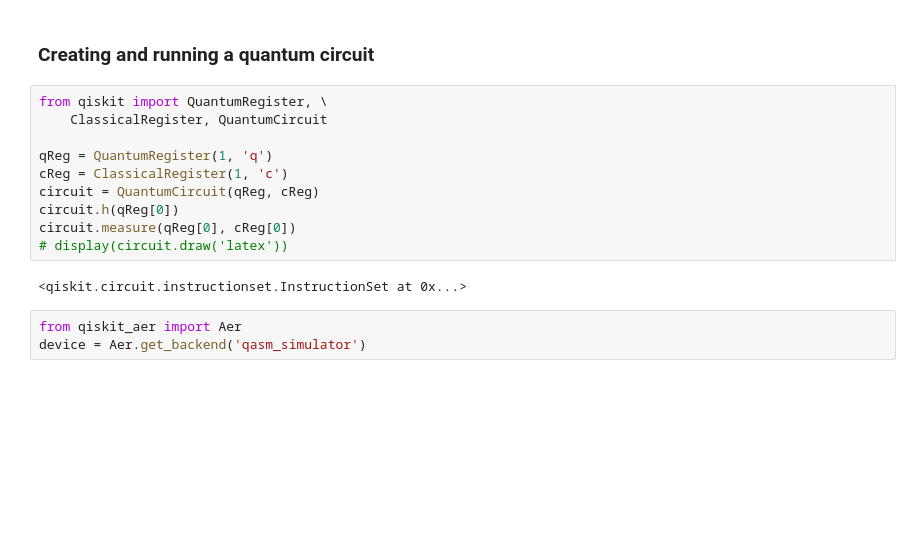
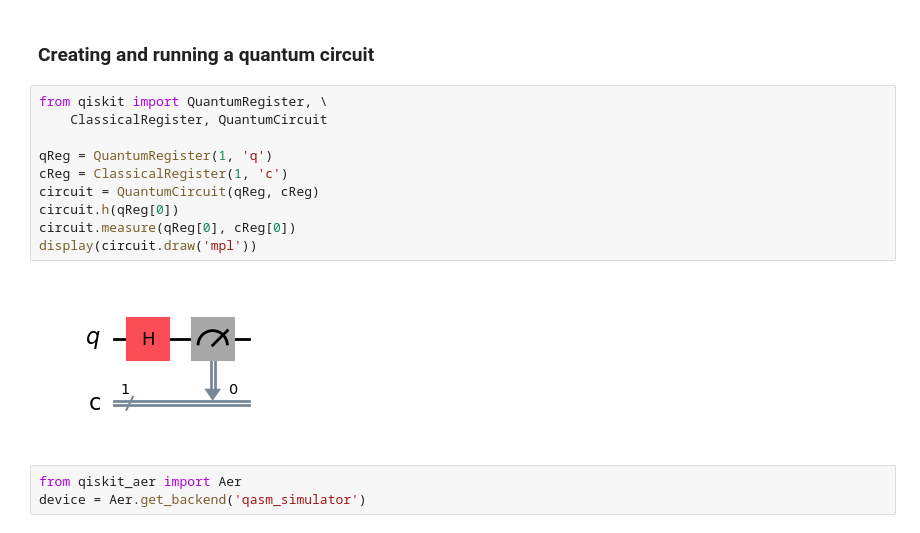
Before and after one commit to Yavmarto/Quantum-Computing-Algorithms, a Jupyter notebook: Chapter 2/Chapter02.ipynb, the cells around one changed output. Saved outputs shown, nothing was run; the diff lists cells and outputs as text; blank space fills up the shorter version.

Commit message:
migration to qiskit 1

```diff
--- a/Chapter 2/Chapter02.ipynb
+++ b/Chapter 2/Chapter02.ipynb
@@ -3,15 +3,15 @@
 # %%
 from qiskit import QuantumRegister, \
     ClassicalRegister, QuantumCircuit
 
 qReg = QuantumRegister(1, 'q')
 cReg = ClassicalRegister(1, 'c')
 circuit = QuantumCircuit(qReg, cReg)
 circuit.h(qReg[0])
 circuit.measure(qReg[0], cReg[0])
-# display(circuit.draw('latex'))
+display(circuit.draw('mpl'))
 # %% [output]
-<qiskit.circuit.instructionset.InstructionSet at 0x...>
+[figure, added]
 # %%
 from qiskit_aer import Aer
 device = Aer.get_backend('qasm_simulator')
```
Also changed, not shown: parts of 6 cells of this notebook, 1 other file.
